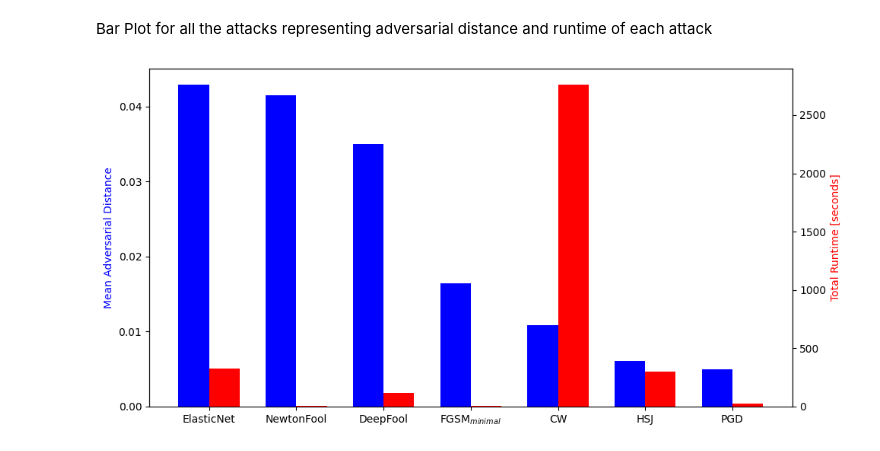
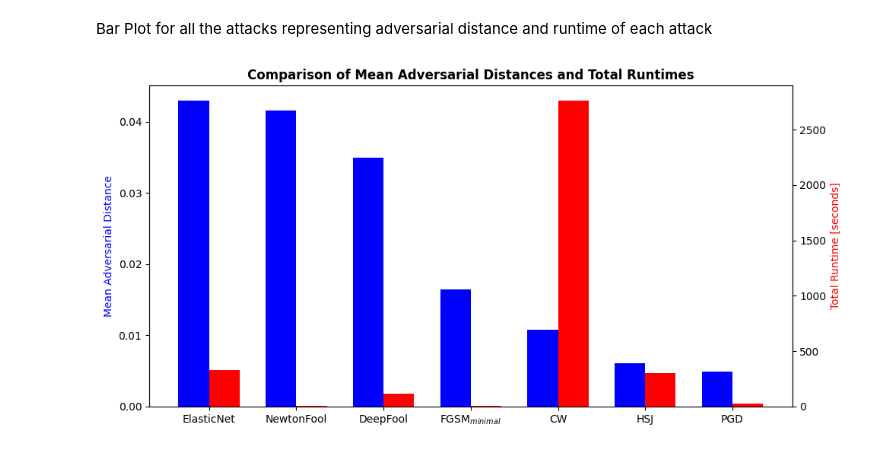
Before and after one commit to Georgsiedel/adversarial-distance-calculation, a Jupyter notebook: visualizations/all_attack_comparison.ipynb, the cells around one changed output. Cells and saved outputs as stored; diff of their text form; code cells hidden in the pictures.

Commit message:
Kaggle Notebook | all_attacks_comparison | Version 2

```diff
--- a/visualizations/all_attack_comparison.ipynb
+++ b/visualizations/all_attack_comparison.ipynb
@@ -81,31 +81,32 @@ df = pd.DataFrame({
     'Mean Adv Dist': mean_adv_distances,
     'Total Runtime': total_runtimes
 })
 
 # Sort DataFrame by 'Mean Adv Dist'
 df.sort_values(by='Mean Adv Dist', ascending=False, inplace=True)
 df['Attack Method'] = df['Attack Method'].map(nomenclature_mapping)
 
 # Plotting
 fig, ax1 = plt.subplots(figsize=(10, 5))
 ind = np.arange(len(df))  # the x locations for the groups
 width = 0.35  # width of the bars
 
 # Plot Mean Adversarial Distance
 ax1.bar(ind - width/2, df['Mean Adv Dist'], width, label='Mean Adv Dist', color='blue')
 ax1.set_ylabel('Mean Adversarial Distance', color='blue')
 ax1.set_xticks(ind)
 ax1.set_xticklabels(df['Attack Method'])
 ax1.tick_params(axis='both')
 
 # Create twin axis for runtime
 ax2 = ax1.twinx()
 ax2.bar(ind + width/2, df['Total Runtime'], width, label='Total Runtime', color='red')
 ax2.set_ylabel('Total Runtime [seconds]', color='red')
 ax2.tick_params('both')
+plt.title('Comparison of Mean Adversarial Distances and Total Runtimes', weight='bold')
 
 # Final Layout Adjustments
 plt.tight_layout()
 plt.show()
 # %% [output]
-[figure, old version]
+[figure, new version]
```
